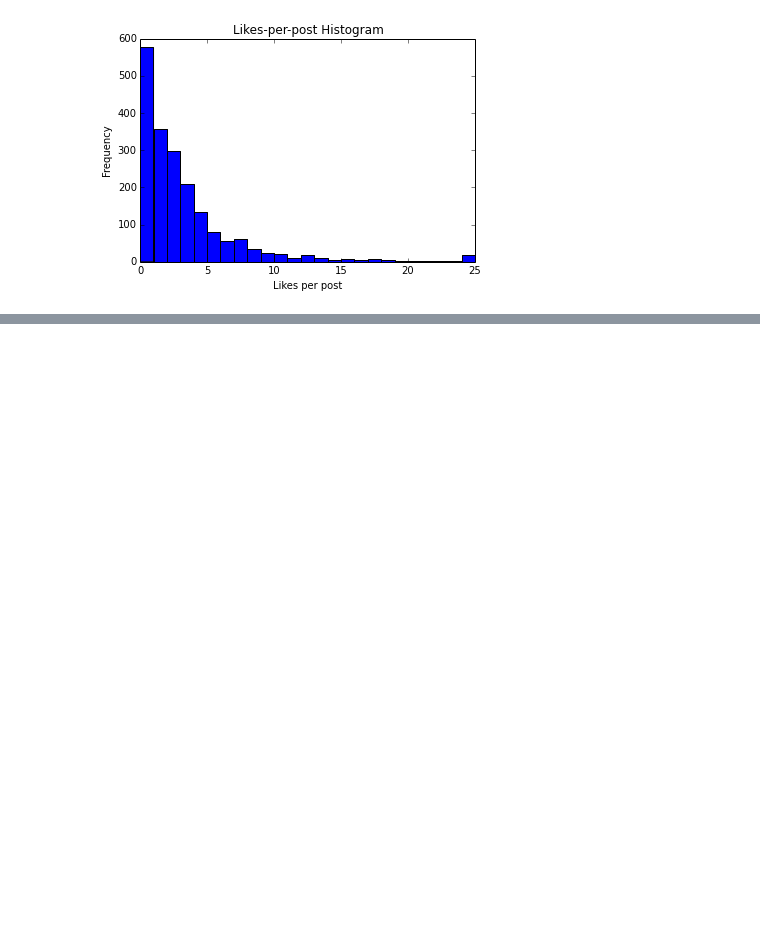
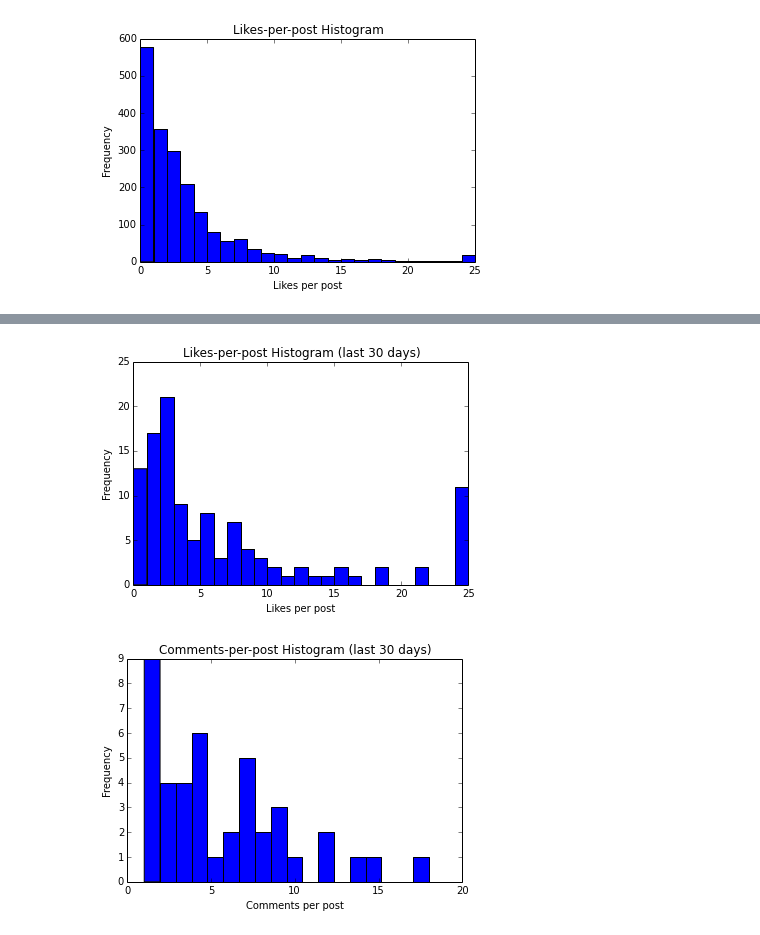
Before and after one commit to BigDataMalaysia/bigdatamy_fb_group_analysis, a Jupyter notebook: Getting Meta with Big Data Malaysia.ipynb, the cells around one changed output, grey strips where cells are left out. Saved outputs shown, nothing was run; the diff lists cells and outputs as text; code cells hidden in the pictures; blank space fills up the shorter version.

```diff
--- a/Getting Meta with Big Data Malaysia.ipynb
+++ b/Getting Meta with Big Data Malaysia.ipynb
@@ -197,0 +252,38 @@ TODO:
+# %%
+def less_than_n_days_ago(date_string, n):
+    query_date = epoch_utc_s(date_string)
+    today_a_year_ago = epoch_utc_s(datetime.datetime.now(pytz.utc) - datetime.timedelta(days=n))
+    return query_date > today_a_year_ago
+
+# try changing this variable then re-running this cell...
+days_ago = 30
+
+# create a slice of our big_data containing only posts created n days ago
+recent_data = [data for data in big_data if less_than_n_days_ago(data['created_time'], days_ago)]
+
+# plot the Likes-per-post Histogram for recent_data
+recent_likes_threads = [data['likes']['data'] for data in recent_data if 'likes' in data]
+recent_count_of_posts_with_no_likes = len(recent_data) - len(recent_likes_threads)
+recent_likes_counts = [0] * recent_count_of_posts_with_no_likes
+recent_likes_counts += [len(thread) for thread in recent_likes_threads]
+
+plt.hist(recent_likes_counts, bins=max(recent_likes_counts))
+plt.title("Likes-per-post Histogram (last {} days)".format(days_ago))
+plt.xlabel("Likes per post")
+plt.ylabel("Frequency")
+plt.show()
+
+# plot the Comment-per-post Histogram for recent_data
+recent_comments_threads = [data['comments'] for data in recent_data if 'comments' in data]
+recent_count_of_posts_with_no_comments = len(recent_data) - len(comments_threads)
+recent_comments_counts = [0] * recent_count_of_posts_with_no_comments
+recent_comments_counts += [len(flatten_comments_pages(thread)) for thread in recent_comments_threads]
+
+plt.hist(recent_comments_counts, bins=max(recent_comments_counts))
+plt.title("Comments-per-post Histogram (last {} days)".format(days_ago))
+plt.xlabel("Comments per post")
+plt.ylabel("Frequency")
+plt.show()
+# %% [output]
+[figure, added]
+[figure, added]
```
Also changed, not shown: parts of 12 cells of this notebook.
